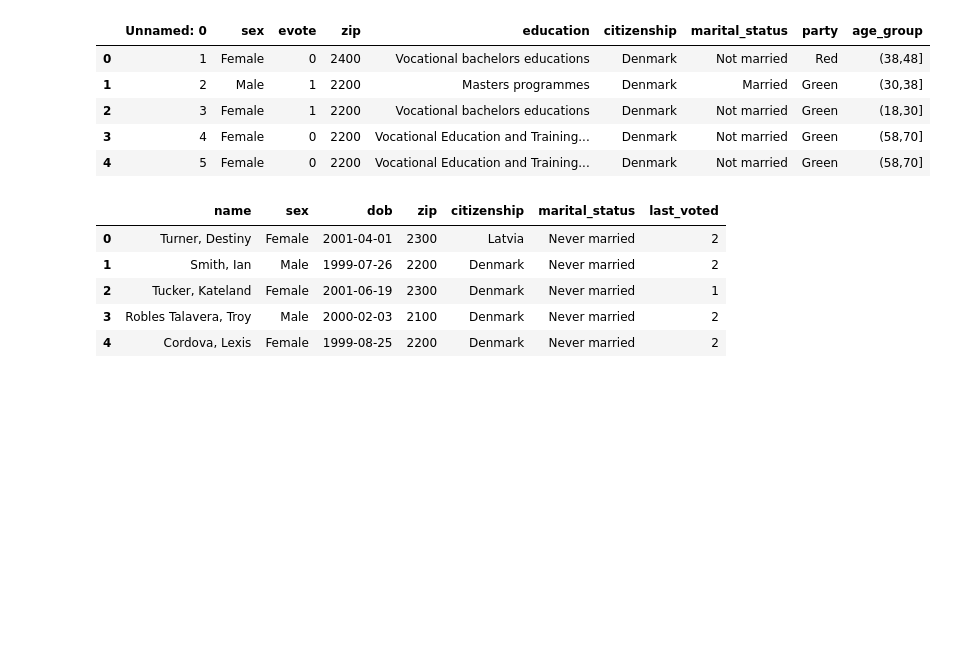
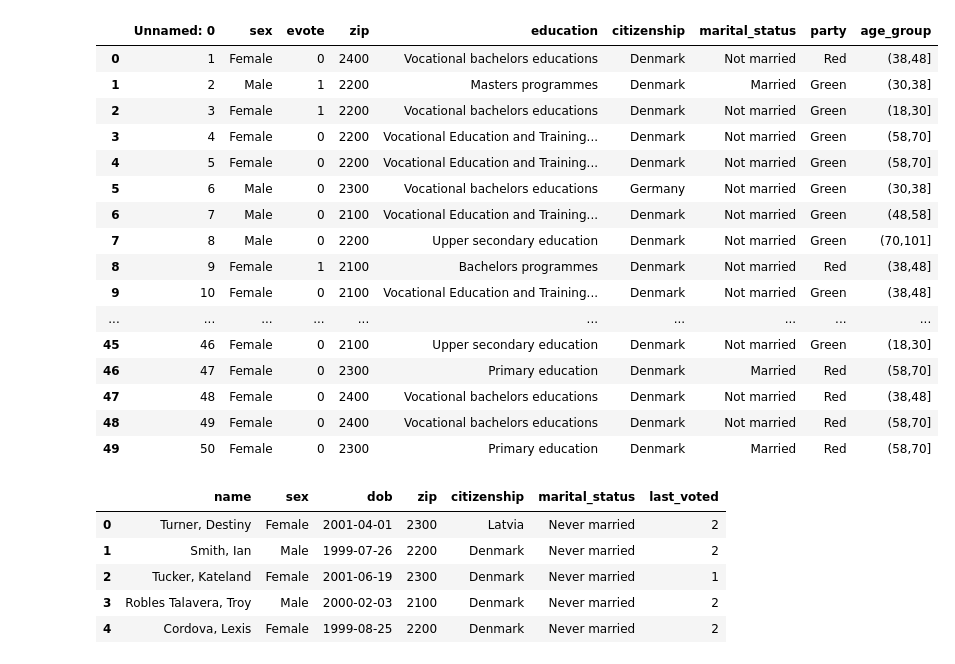
Before and after one commit to ChristianSneffeFleischer/SP_project2024, a Jupyter notebook: Part_2/deanonymization.ipynb, the cells around one changed output. Cells and saved outputs as stored; diff of their text form; code cells hidden in the pictures; blank space fills up the shorter version.

```diff
--- a/Part_2/deanonymization.ipynb
+++ b/Part_2/deanonymization.ipynb
@@ -12,14 +12,25 @@ register_df = pd.read_excel('public_data_registerE.xlsx')
 results_df = pd.read_excel('public_data_resultsE.xlsx')
 survey_names_df = pd.read_fwf('survey_listE.txt')
 # %%
-anonymized_df.head()
+anonymized_df.head(50)
 # %% [output]
 |  | Unnamed: 0 | sex | evote | zip | education | citizenship | marital_status | party | age_group |
 | 0 | 1 | Female | 0 | 2400 | Vocational bachelors educations | Denmark | Not married | Red | (38,48] |
 | 1 | 2 | Male | 1 | 2200 | Masters programmes | Denmark | Married | Green | (30,38] |
 | 2 | 3 | Female | 1 | 2200 | Vocational bachelors educations | Denmark | Not married | Green | (18,30] |
 | 3 | 4 | Female | 0 | 2200 | Vocational Education and Training... | Denmark | Not married | Green | (58,70] |
 | 4 | 5 | Female | 0 | 2200 | Vocational Education and Training... | Denmark | Not married | Green | (58,70] |
+| 5 | 6 | Male | 0 | 2300 | Vocational bachelors educations | Germany | Not married | Green | (30,38] |
+| 6 | 7 | Male | 0 | 2100 | Vocational Education and Training... | Denmark | Not married | Green | (48,58] |
+| 7 | 8 | Male | 0 | 2200 | Upper secondary education | Denmark | Not married | Green | (70,101] |
+| 8 | 9 | Female | 1 | 2100 | Bachelors programmes | Denmark | Not married | Red | (38,48] |
+| 9 | 10 | Female | 0 | 2100 | Vocational Education and Training... | Denmark | Not married | Green | (38,48] |
+| ... | ... | ... | ... | ... | ... | ... | ... | ... | ... |
+| 45 | 46 | Female | 0 | 2100 | Upper secondary education | Denmark | Not married | Green | (18,30] |
+| 46 | 47 | Female | 0 | 2300 | Primary education | Denmark | Married | Red | (58,70] |
+| 47 | 48 | Female | 0 | 2400 | Vocational bachelors educations | Denmark | Not married | Red | (38,48] |
+| 48 | 49 | Female | 0 | 2400 | Vocational bachelors educations | Denmark | Not married | Red | (58,70] |
+| 49 | 50 | Female | 0 | 2300 | Primary education | Denmark | Married | Red | (58,70] |
 # %%
 register_df.head()
 # %% [output]
```
Also changed, not shown: parts of 9 cells of this notebook, 3 other files.
